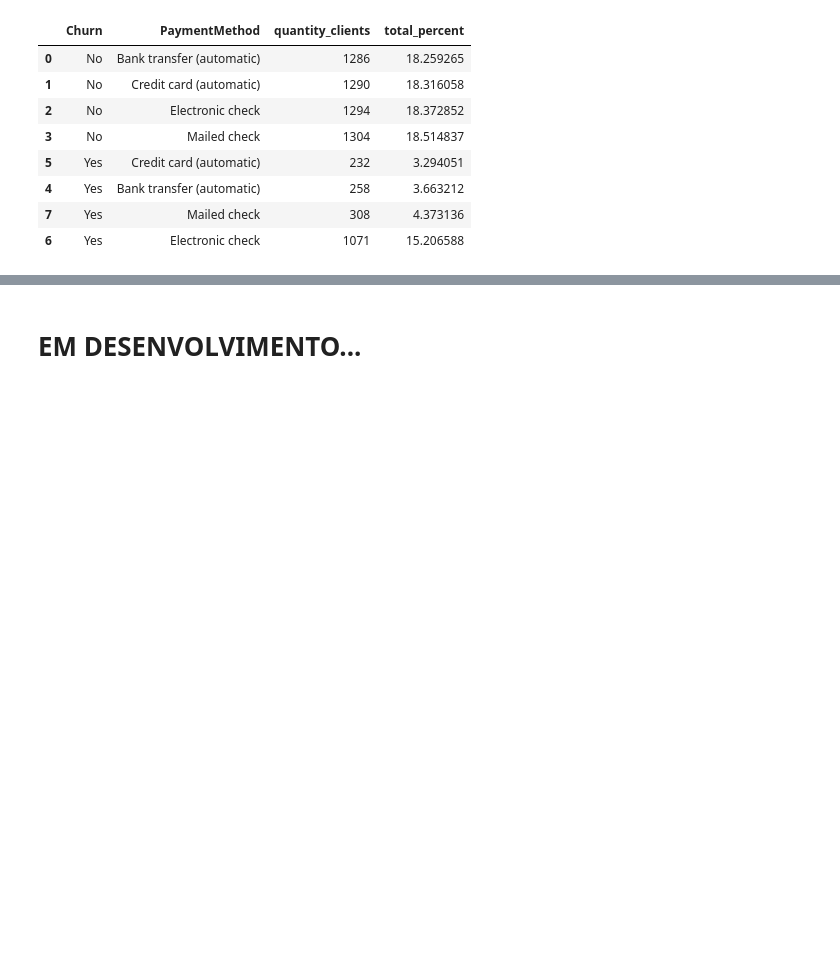
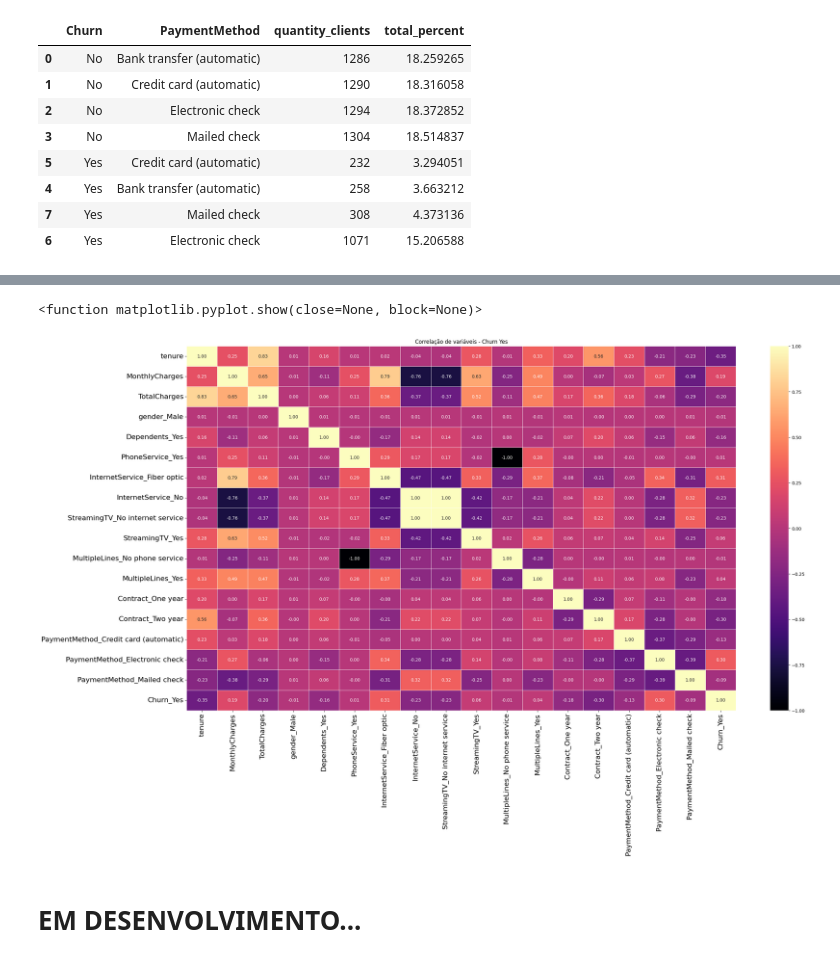
Before and after one commit to diogobueno-analytics/churn-prediction-ibm-telco, a Jupyter notebook: churn_prediction_ibm.ipynb, the cells around one changed output, grey strips where cells are left out. Cells and saved outputs as stored; diff of their text form; code cells hidden in the pictures; blank space fills up the shorter version.

```diff
--- a/churn_prediction_ibm.ipynb
+++ b/churn_prediction_ibm.ipynb
@@ -284,2 +288,24 @@ plt.show
+# %%
+plt.figure(figsize=(25,15))
+
+churn_corr = df_corr
+
+sns.heatmap(
+    churn_corr,
+    annot=True,
+    fmt='.2f',
+    cmap='magma',
+    center=0,
+    linewidths=0.5
+)
+
+plt.title('Correlação de variáveis - Churn Yes')
+plt.tight_layout()
+plt.yticks(fontsize=16)
+plt.xticks(fontsize=16)
+plt.show
+# %% [output]
+<function matplotlib.pyplot.show(close=None, block=None)>
+[figure, added]
 # %% [markdown]
 # EM DESENVOLVIMENTO...
```
Also changed, not shown: parts of 1 cell of this notebook.
